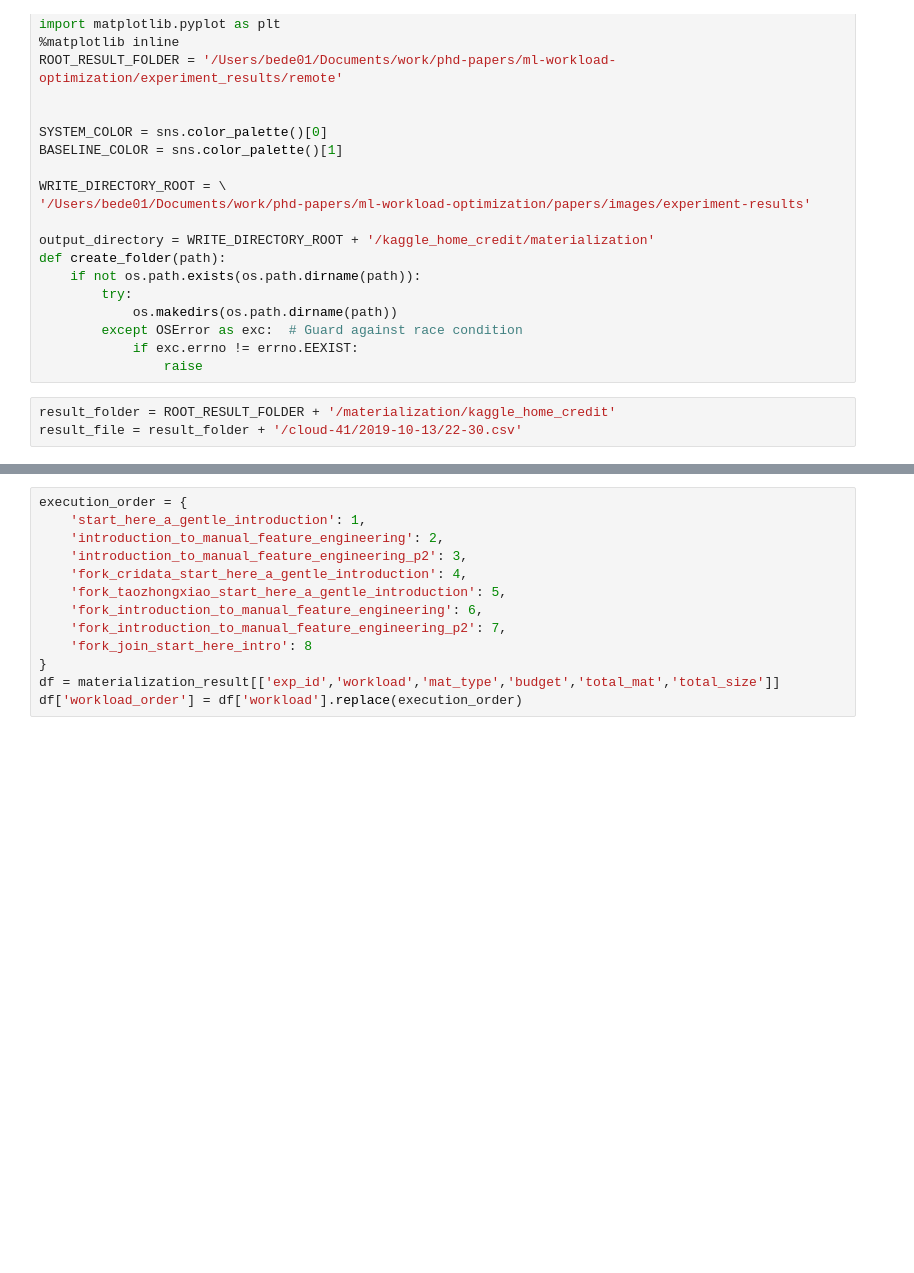
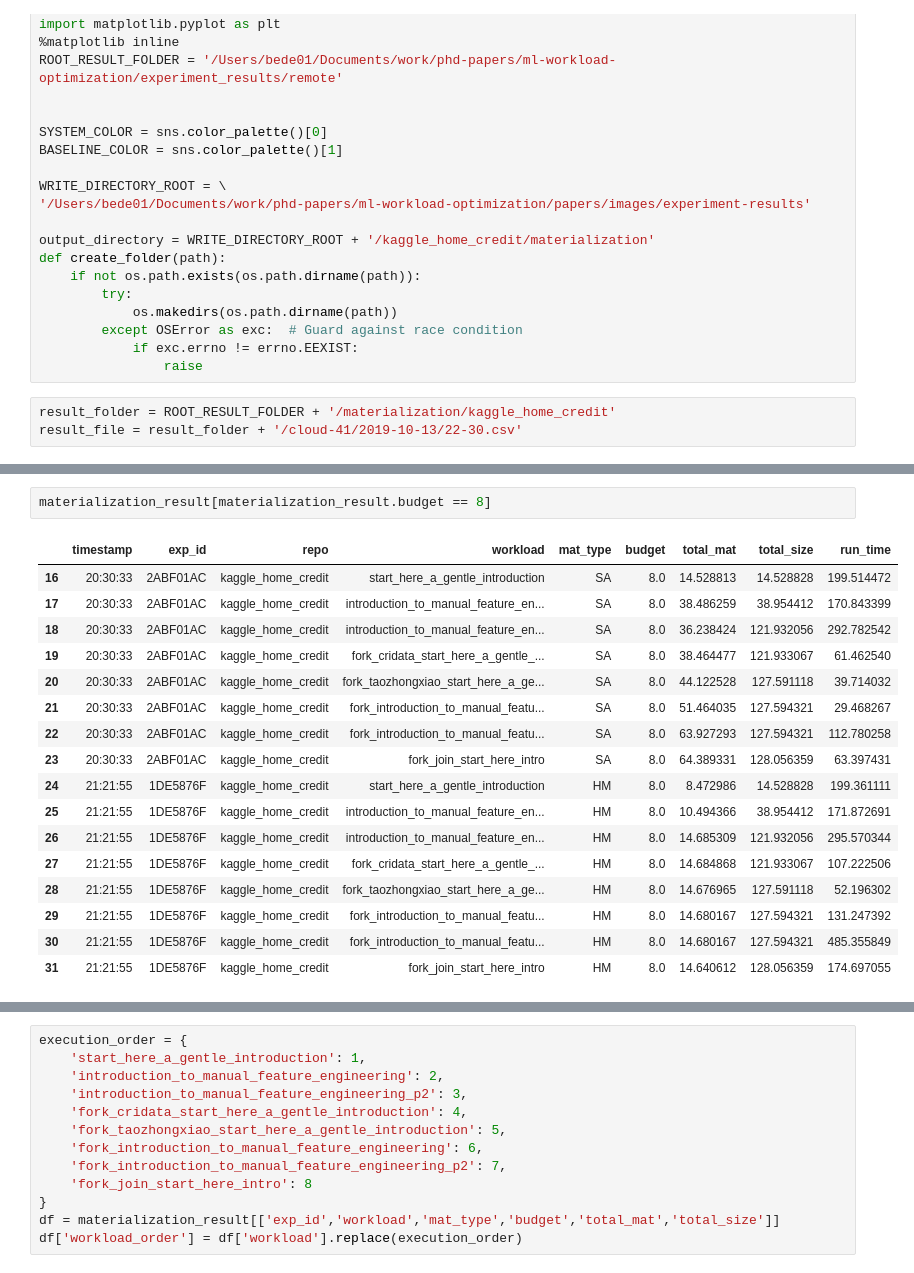
Before and after one commit to dbehrouz/ml-workload-optimization, a Jupyter notebook: code/collaborative-optimizer/paper/experiments/materialization/plots.ipynb, the cells around one changed output, grey strips where cells are left out. Cells and saved outputs as stored; diff of their text form; blank space fills up the shorter version.

```diff
--- a/code/collaborative-optimizer/paper/experiments/materialization/plots.ipynb
+++ b/code/collaborative-optimizer/paper/experiments/materialization/plots.ipynb
@@ -93,6 +93,26 @@ def plot_execution_time(df, loc=None):
 
     if loc is not None:
         cat.savefig(loc, bbox_inches ='tight')
+# %%
+materialization_result[materialization_result.budget == 8]
+# %% [output]
+|  | timestamp | exp_id | repo | workload | mat_type | budget | total_mat | total_size | run_time |
+| 16 | 20:30:33 | 2ABF01AC | kaggle_home_credit | start_here_a_gentle_introduction | SA | 8.0 | 14.528813 | 14.528828 | 199.514472 |
+| 17 | 20:30:33 | 2ABF01AC | kaggle_home_credit | introduction_to_manual_feature_en... | SA | 8.0 | 38.486259 | 38.954412 | 170.843399 |
+| 18 | 20:30:33 | 2ABF01AC | kaggle_home_credit | introduction_to_manual_feature_en... | SA | 8.0 | 36.238424 | 121.932056 | 292.782542 |
+| 19 | 20:30:33 | 2ABF01AC | kaggle_home_credit | fork_cridata_start_here_a_gentle_... | SA | 8.0 | 38.464477 | 121.933067 | 61.462540 |
+| 20 | 20:30:33 | 2ABF01AC | kaggle_home_credit | fork_taozhongxiao_start_here_a_ge... | SA | 8.0 | 44.122528 | 127.591118 | 39.714032 |
+| 21 | 20:30:33 | 2ABF01AC | kaggle_home_credit | fork_introduction_to_manual_featu... | SA | 8.0 | 51.464035 | 127.594321 | 29.468267 |
+| 22 | 20:30:33 | 2ABF01AC | kaggle_home_credit | fork_introduction_to_manual_featu... | SA | 8.0 | 63.927293 | 127.594321 | 112.780258 |
+| 23 | 20:30:33 | 2ABF01AC | kaggle_home_credit | fork_join_start_here_intro | SA | 8.0 | 64.389331 | 128.056359 | 63.397431 |
+| 24 | 21:21:55 | 1DE5876F | kaggle_home_credit | start_here_a_gentle_introduction | HM | 8.0 | 8.472986 | 14.528828 | 199.361111 |
+| 25 | 21:21:55 | 1DE5876F | kaggle_home_credit | introduction_to_manual_feature_en... | HM | 8.0 | 10.494366 | 38.954412 | 171.872691 |
+| 26 | 21:21:55 | 1DE5876F | kaggle_home_credit | introduction_to_manual_feature_en... | HM | 8.0 | 14.685309 | 121.932056 | 295.570344 |
+| 27 | 21:21:55 | 1DE5876F | kaggle_home_credit | fork_cridata_start_here_a_gentle_... | HM | 8.0 | 14.684868 | 121.933067 | 107.222506 |
+| 28 | 21:21:55 | 1DE5876F | kaggle_home_credit | fork_taozhongxiao_start_here_a_ge... | HM | 8.0 | 14.676965 | 127.591118 | 52.196302 |
+| 29 | 21:21:55 | 1DE5876F | kaggle_home_credit | fork_introduction_to_manual_featu... | HM | 8.0 | 14.680167 | 127.594321 | 131.247392 |
+| 30 | 21:21:55 | 1DE5876F | kaggle_home_credit | fork_introduction_to_manual_featu... | HM | 8.0 | 14.680167 | 127.594321 | 485.355849 |
+| 31 | 21:21:55 | 1DE5876F | kaggle_home_credit | fork_join_start_here_intro | HM | 8.0 | 14.640612 | 128.056359 | 174.697055 |
 # %%
 df = materialization_result.groupby(['exp_id','mat_type','budget'])['run_time'].sum().reset_index()
 plot_execution_time(df, output_directory+'/run-time.pgf')
```
Also changed, not shown: parts of 8 cells of this notebook, 9 other files.
